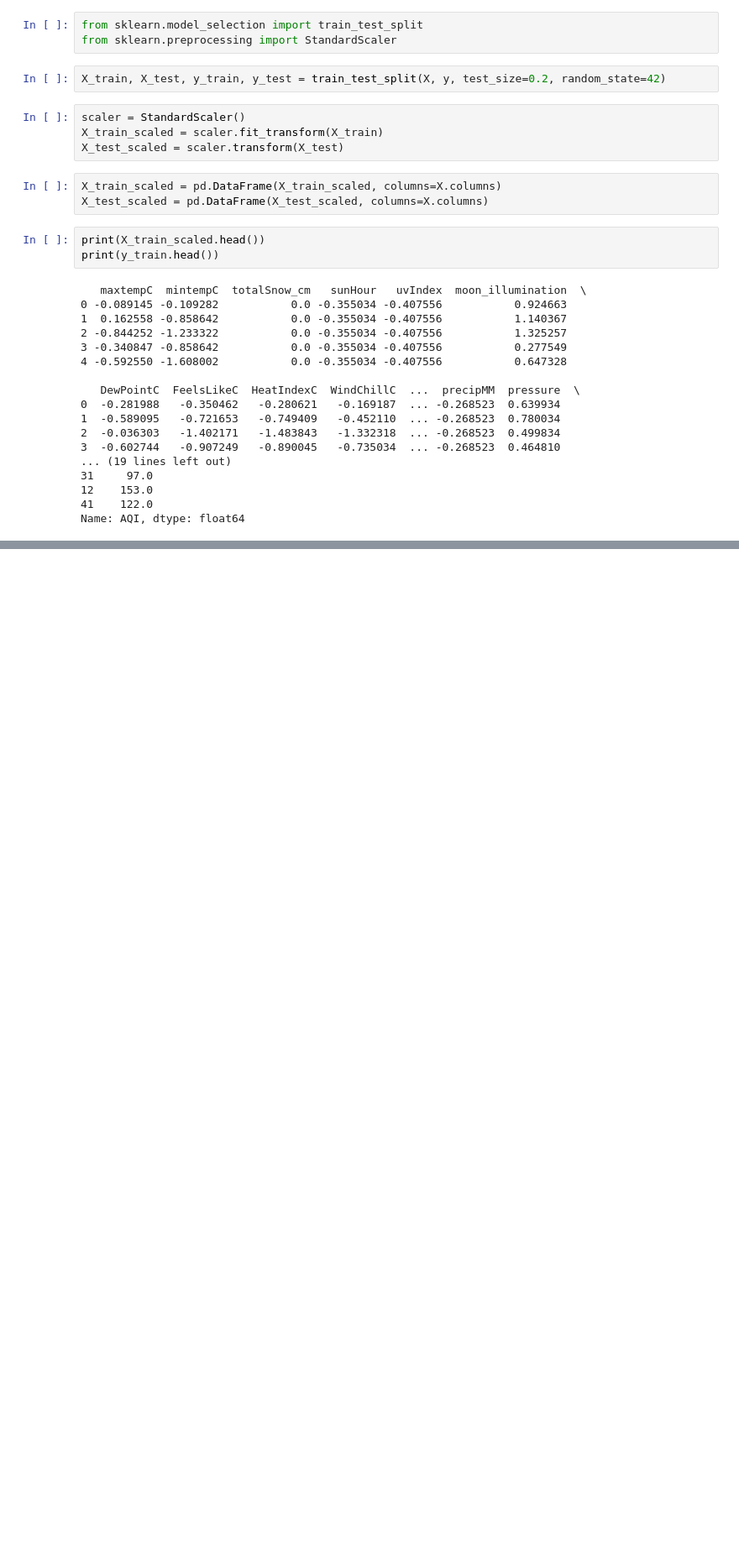
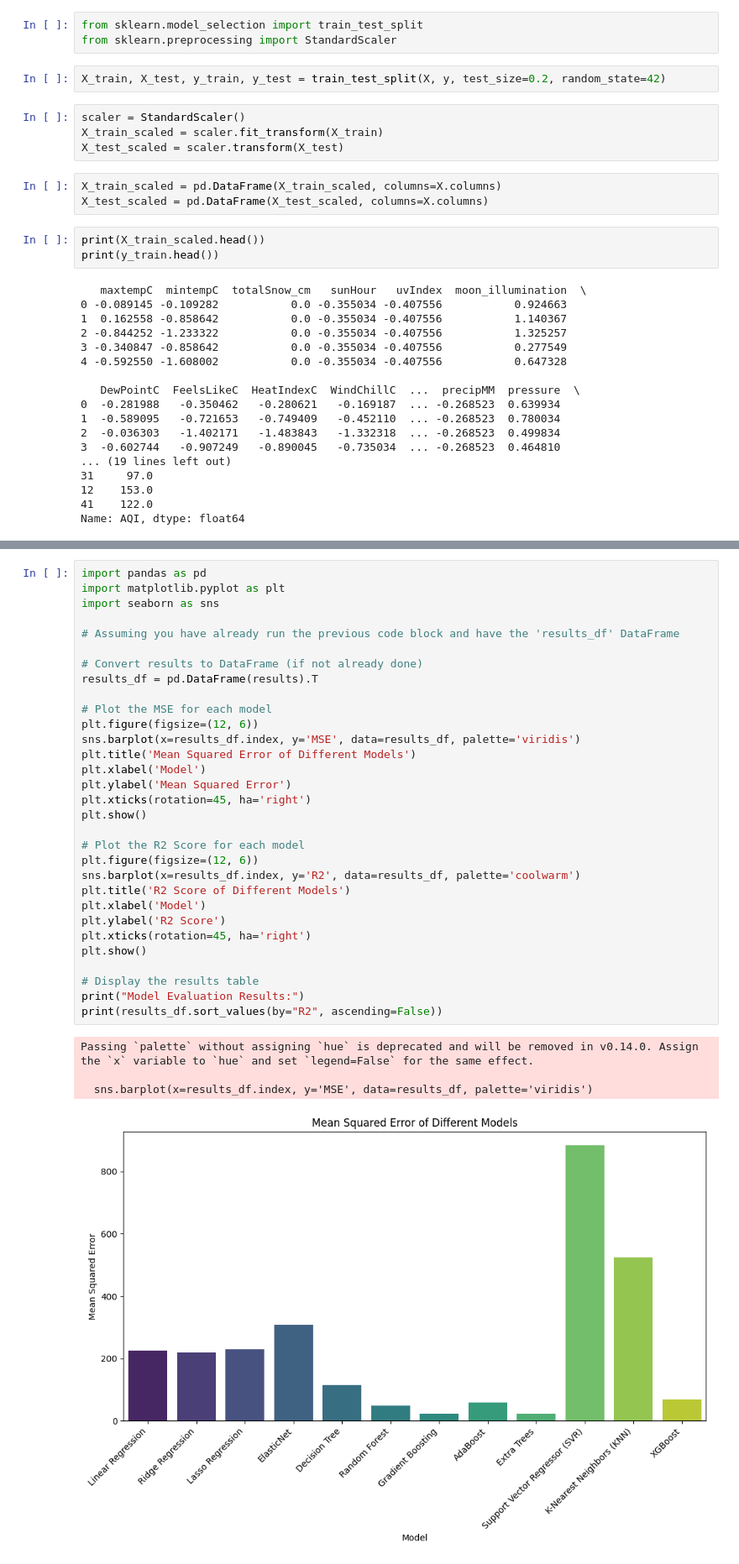
Before and after one commit to chendhurarasu/AQI_prediction, a Jupyter notebook: AQI_prediction.ipynb, the cells around one changed output, grey strips where cells are left out. Shown at 84% size. Cells and saved outputs as stored; diff of their text form; blank space fills up the shorter version.

Commit message:
full project with visualization

```diff
--- a/AQI_prediction.ipynb
+++ b/AQI_prediction.ipynb
@@ -197,0 +221,36 @@ Gradient Boosting - MSE: 23.35, R2: 0.98
+# %%
+import pandas as pd
+import matplotlib.pyplot as plt
+import seaborn as sns
+
+# Assuming you have already run the previous code block and have the 'results_df' DataFrame
+
+# Convert results to DataFrame (if not already done)
+results_df = pd.DataFrame(results).T
+
+# Plot the MSE for each model
+plt.figure(figsize=(12, 6))
+sns.barplot(x=results_df.index, y='MSE', data=results_df, palette='viridis')
+plt.title('Mean Squared Error of Different Models')
+plt.xlabel('Model')
+plt.ylabel('Mean Squared Error')
+plt.xticks(rotation=45, ha='right')
+plt.show()
+
+# Plot the R2 Score for each model
+plt.figure(figsize=(12, 6))
+sns.barplot(x=results_df.index, y='R2', data=results_df, palette='coolwarm')
+plt.title('R2 Score of Different Models')
+plt.xlabel('Model')
+plt.ylabel('R2 Score')
+plt.xticks(rotation=45, ha='right')
+plt.show()
+
+# Display the results table
+print("Model Evaluation Results:")
+print(results_df.sort_values(by="R2", ascending=False))
+# %% [output]
+Passing `palette` without assigning `hue` is deprecated and will be removed in v0.14.0. Assign the `x` variable to `hue` and set `legend=False` for the same effect.
+
+  sns.barplot(x=results_df.index, y='MSE', data=results_df, palette='viridis')
+[figure, added]
```
Also changed, not shown: parts of 3 cells of this notebook.
